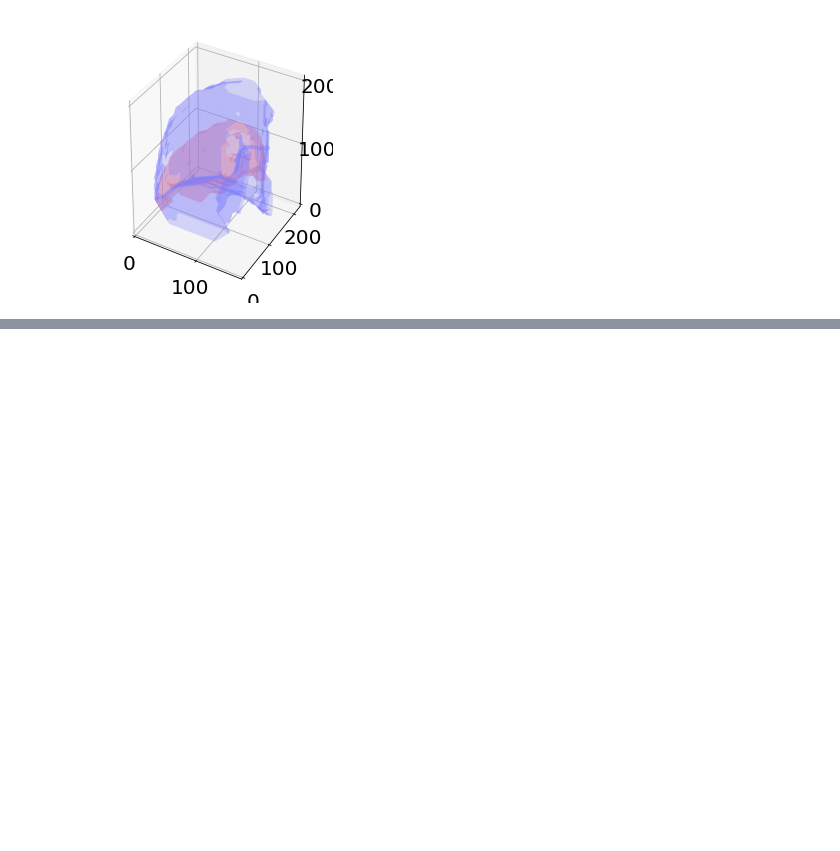
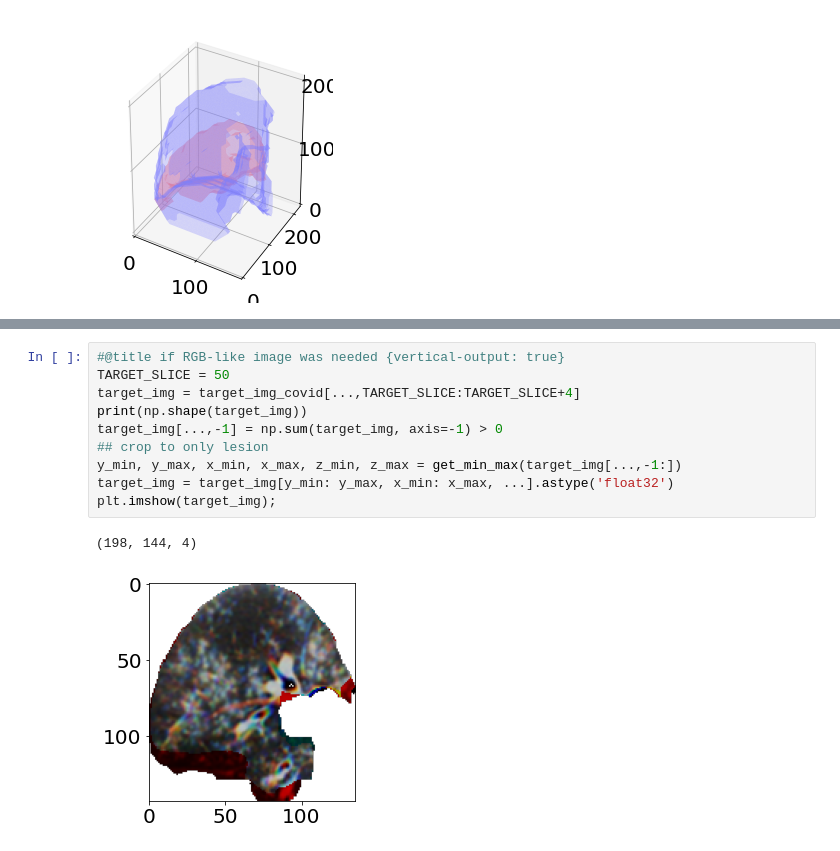
Before and after one commit to octaviomtz/nbdev_c19_synthesis, a Jupyter notebook: index.ipynb, the cells around one changed output, grey strips where cells are left out. Saved outputs shown, nothing was run; the diff lists cells and outputs as text; blank space fills up the shorter version.

```diff
--- a/index.ipynb
+++ b/index.ipynb
@@ -144,0 +171,13 @@ NameError: ignored
+# %%
+#@title if RGB-like image was needed {vertical-output: true}
+TARGET_SLICE = 50
+target_img = target_img_covid[...,TARGET_SLICE:TARGET_SLICE+4]
+print(np.shape(target_img))
+target_img[...,-1] = np.sum(target_img, axis=-1) > 0
+## crop to only lesion
+y_min, y_max, x_min, x_max, z_min, z_max = get_min_max(target_img[...,-1:])
+target_img = target_img[y_min: y_max, x_min: x_max, ...].astype('float32')
+plt.imshow(target_img);
+# %% [output]
+(198, 144, 4)
+[figure, added]
```
Also changed, not shown: parts of 16 cells of this notebook, 3 other files.
